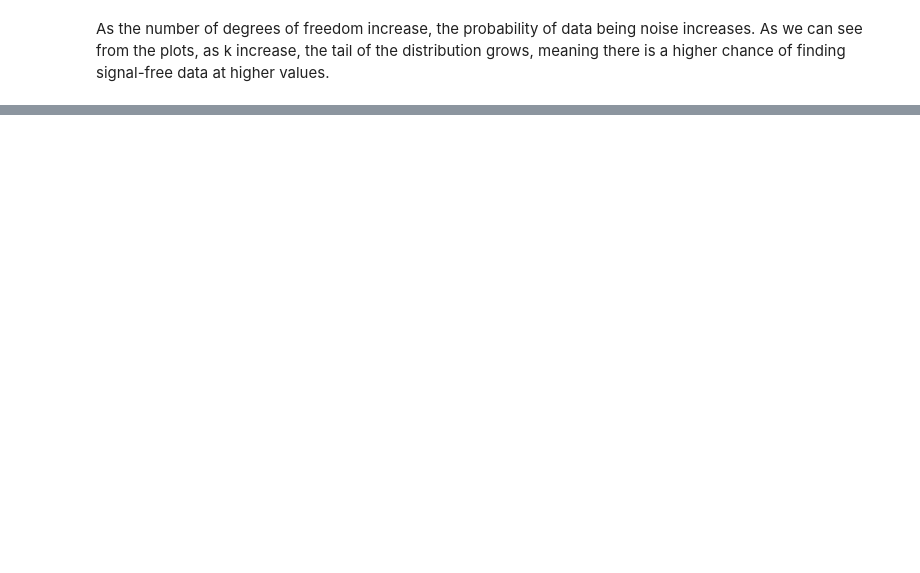
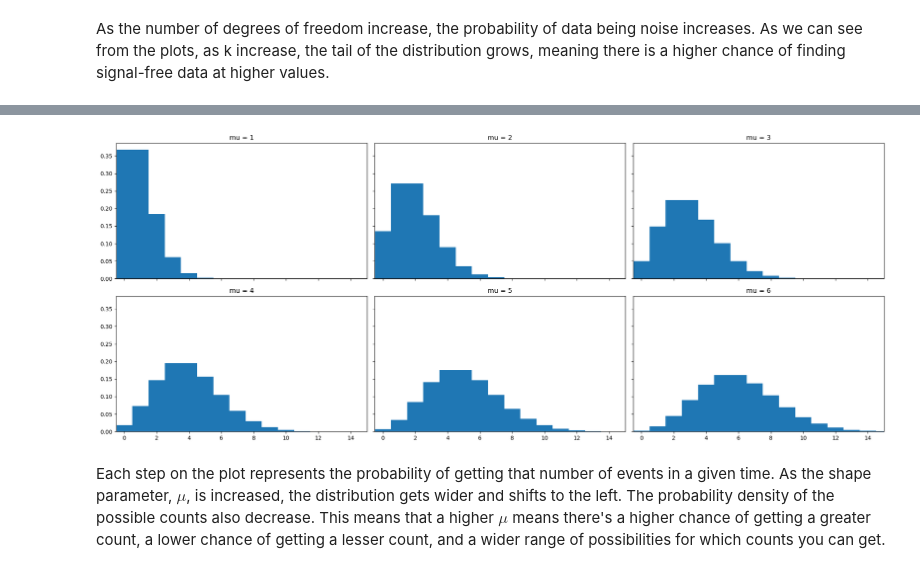
Before and after one commit to pgwart/PHYS434, a Jupyter notebook: Lab1.ipynb, the cells around one changed output, grey strips where cells are left out. Drawn from its saved outputs; the diff is of its cells as text; code cells hidden in the pictures; blank space fills up the shorter version.

Commit message:
Completed part on non-continuous distributions

```diff
--- a/Lab1.ipynb
+++ b/Lab1.ipynb
@@ -158,0 +177,18 @@ As the number of degrees of freedom increase, the probability of data being nois
+# %%
+from scipy.stats import poisson
+
+x = np.arange(0, 101)
+k = np.arange(0, 100)
+mu = 1
+fig, ax = plt.subplots(2,3, figsize=(20,8), sharex=True, sharey=True)
+for m in range(0,2):
+    for n in range(0,3):
+        ax[m,n].stairs(poisson.pmf(k,mu), x-0.5, fill=True)
+        ax[m,n].set_xlim(-0.5,15)
+        ax[m,n].set_title(f'mu = {mu}')
+        mu += 1
+plt.tight_layout()
+# %% [output]
+[figure, added]
+# %% [markdown]
+Each step on the plot represents the probability of getting that number of events in a given time. As the shape parameter, $\mu$, is increased, the distribution gets wider and shifts to the left. The probability density of the possible counts also decrease. This means that a higher $\mu$ means there's a higher chance of getting a greater count, a lower chance of getting a lesser count, and a wider range of possibilities for which counts you can get.
```
Also changed, not shown: parts of 5 cells of this notebook.
